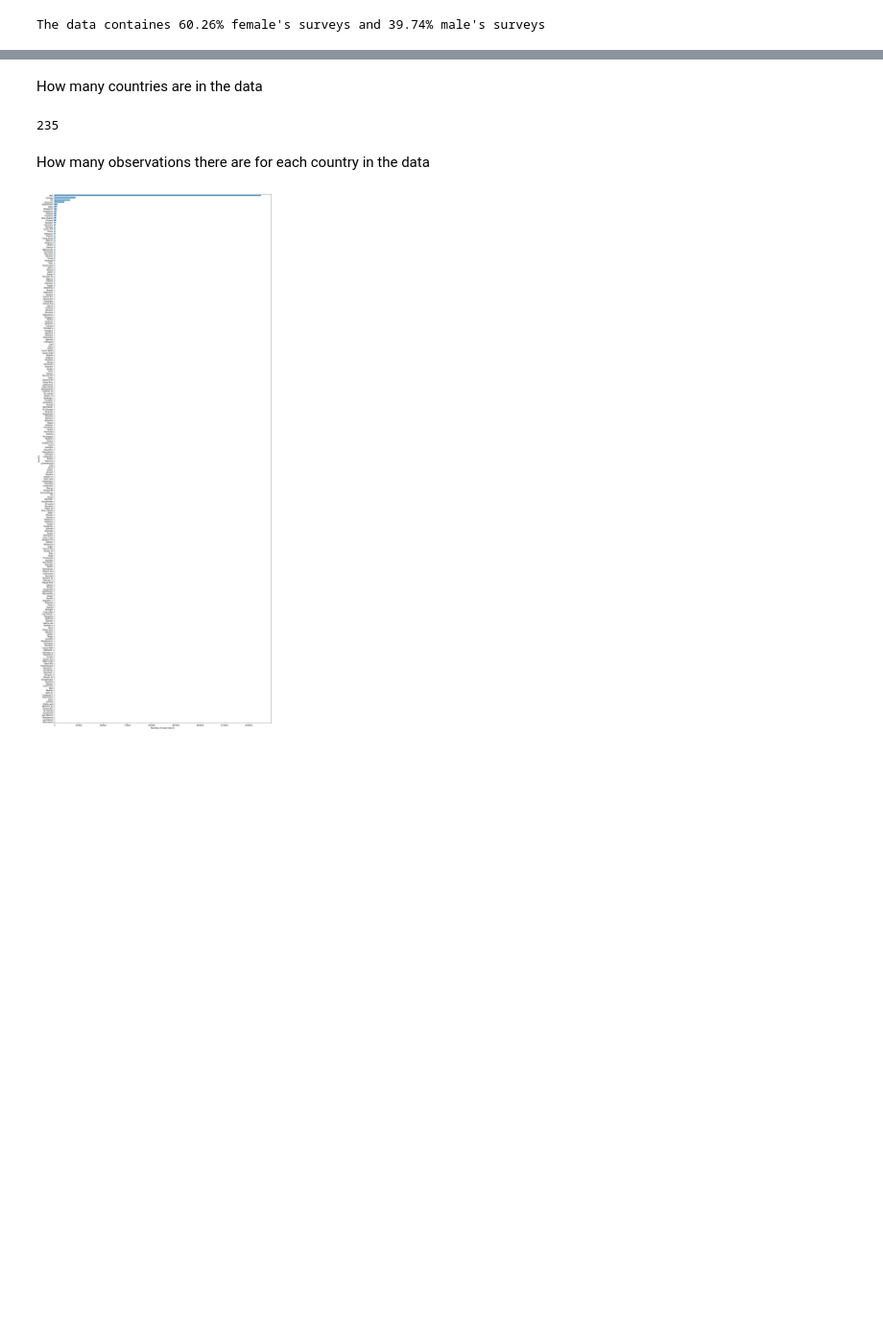
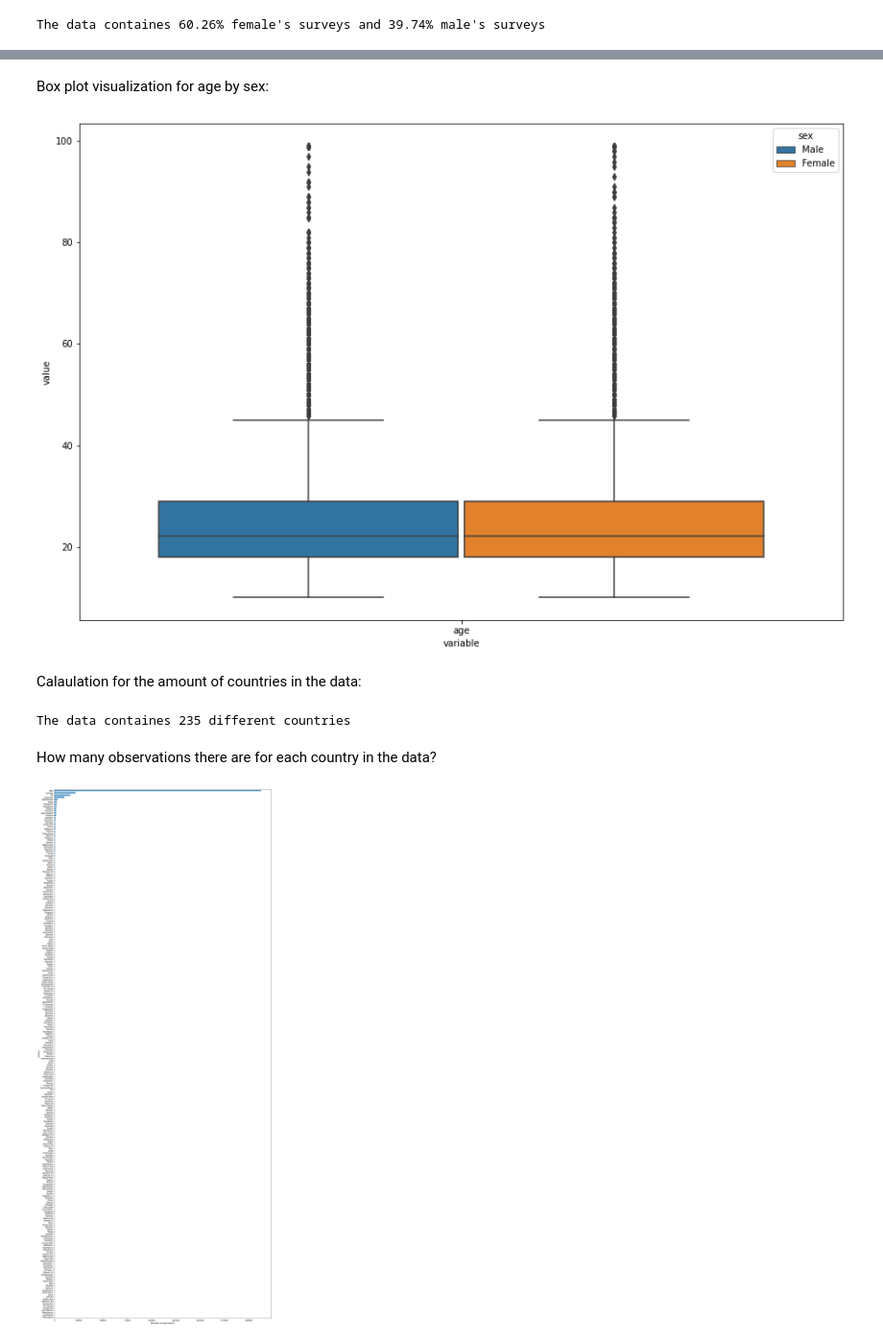
Before and after one commit to efratkohen/Big_five, a Jupyter notebook: final-draft.ipynb, the cells around one changed output, grey strips where cells are left out. Shown at 96% size. Cells and saved outputs as stored; diff of their text form; code cells hidden in the pictures; blank space fills up the shorter version.

```diff
--- a/final-draft.ipynb
+++ b/final-draft.ipynb
@@ -121,17 +134,21 @@ The data containes 60.26% female's surveys and 39.74% male's surveys
+# %% [markdown]
+Box plot visualization for age by sex:
 # %%
-# data_age_melt = pd.melt(data, id_vars=['sex'], value_vars=['age'])
-# data_age_melt.loc[(data_age_melt.sex == 1),'sex'] = 'Male'
-# data_age_melt.loc[(data_age_melt.sex == 2),'sex'] = 'Female'
-# fig, ax = plt.subplots(figsize = (15, 10))
-# m = sns.boxplot(ax=ax, data=data_age_melt, x="variable", y="value", hue="sex")
+data_age_melt = pd.melt(data, id_vars=['sex'], value_vars=['age'])
+data_age_melt.loc[(data_age_melt.sex == 1),'sex'] = 'Male'
+data_age_melt.loc[(data_age_melt.sex == 2),'sex'] = 'Female'
+fig, ax = plt.subplots(figsize = (15, 10))
+m = sns.boxplot(ax=ax, data=data_age_melt, x="variable", y="value", hue="sex")
+# %% [output]
+[figure, added]
+# %% [markdown]
+Calaulation for the amount of countries in the data:
+# %%
+print(f"The data containes {len(data.country.unique())} different countries")
+# %% [output]
+The data containes 235 different countries
 # %% [markdown]
-How many countries are in the data
+How many observations there are for each country in the data?
-# %%
-len(data.country.unique())
-# %% [output]
-235
-# %% [markdown]
-How many observations there are for each country in the data
 # %%
 country = data.groupby(['country'])['age'].count().sort_values(ascending=True)
 _=country.plot(kind='barh', figsize=(20,50))
```
Also changed, not shown: parts of 30 cells of this notebook.
